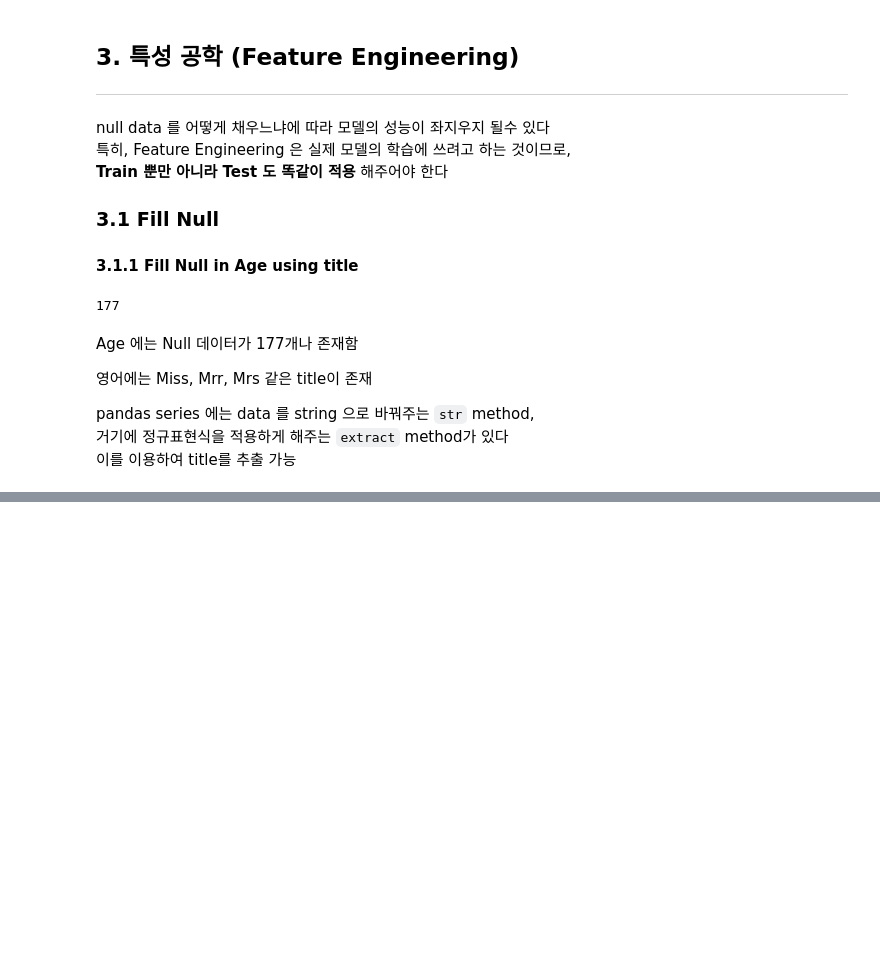
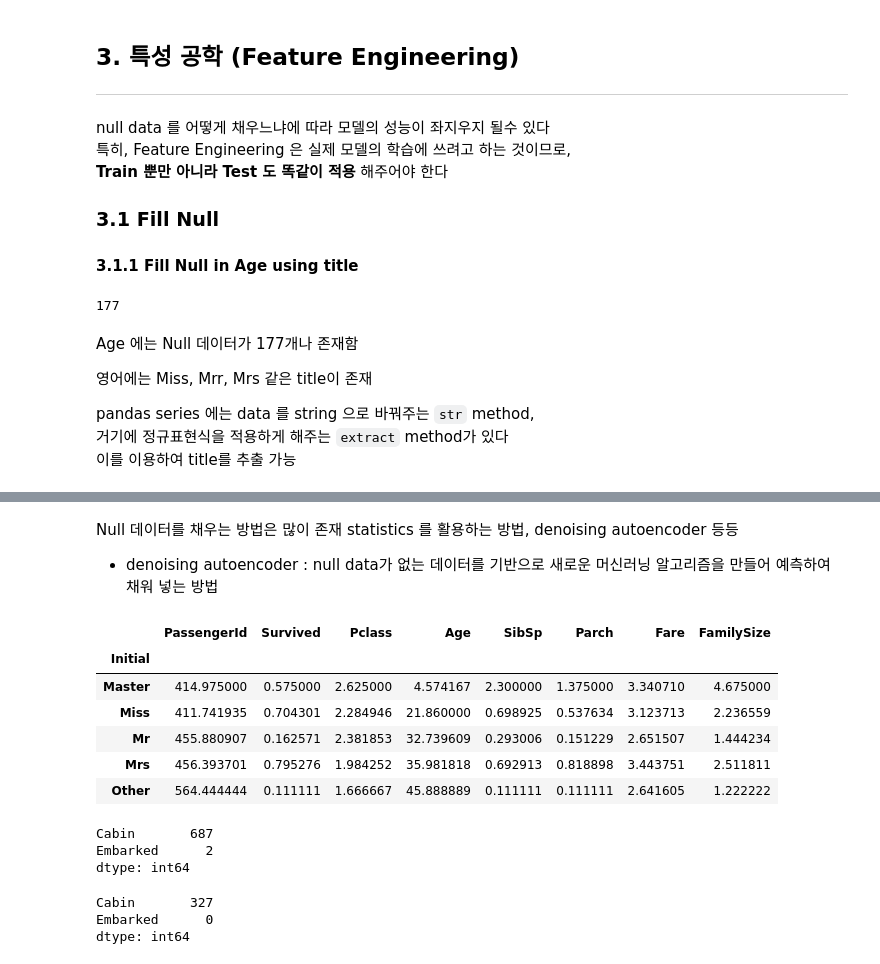
Before and after one commit to ming-90/Kaggle_Study, a Jupyter notebook: 1.titanic/titanic.ipynb, the cells around one changed output, grey strips where cells are left out. Saved outputs shown, nothing was run; the diff lists cells and outputs as text; code cells hidden in the pictures; blank space fills up the shorter version.

```diff
--- a/1.titanic/titanic.ipynb
+++ b/1.titanic/titanic.ipynb
@@ -462,0 +491,14 @@ pandas series 에는 data 를 string 으로 바꿔주는 `str` method, \
+# %% [markdown]
+Null 데이터를 채우는 방법은 많이 존재
+statistics 를 활용하는 방법, denoising autoencoder 등등
+ - denoising autoencoder : null data가 없는 데이터를 기반으로 새로운 머신러닝 알고리즘을 만들어 예측하여 채워 넣는 방법
+# %%
+df_train.groupby('Initial').mean()
+# %% [output]
+|  | PassengerId | Survived | Pclass | Age | SibSp | Parch | Fare | FamilySize |
+| Initial |  |  |  |  |  |  |  |  |
+| Master | 414.975000 | 0.575000 | 2.625000 | 4.574167 | 2.300000 | 1.375000 | 3.340710 | 4.675000 |
+| Miss | 411.741935 | 0.704301 | 2.284946 | 21.860000 | 0.698925 | 0.537634 | 3.123713 | 2.236559 |
+| Mr | 455.880907 | 0.162571 | 2.381853 | 32.739609 | 0.293006 | 0.151229 | 2.651507 | 1.444234 |
+| Mrs | 456.393701 | 0.795276 | 1.984252 | 35.981818 | 0.692913 | 0.818898 | 3.443751 | 2.511811 |
+| Other | 564.444444 | 0.111111 | 1.666667 | 45.888889 | 0.111111 | 0.111111 | 2.641605 | 1.222222 |
@@ -462,0 +517,12 @@ pandas series 에는 data 를 string 으로 바꿔주는 `str` method, \
+# %%
+df_train.isnull().sum()[df_train.isnull().sum() > 0]
+# %% [output]
+Cabin       687
+Embarked      2
+dtype: int64
+# %%
+df_test.isnull().sum()[df_train.isnull().sum() > 0]
+# %% [output]
+Cabin       327
+Embarked      0
+dtype: int64
```
Also changed, not shown: parts of 20 cells of this notebook.
